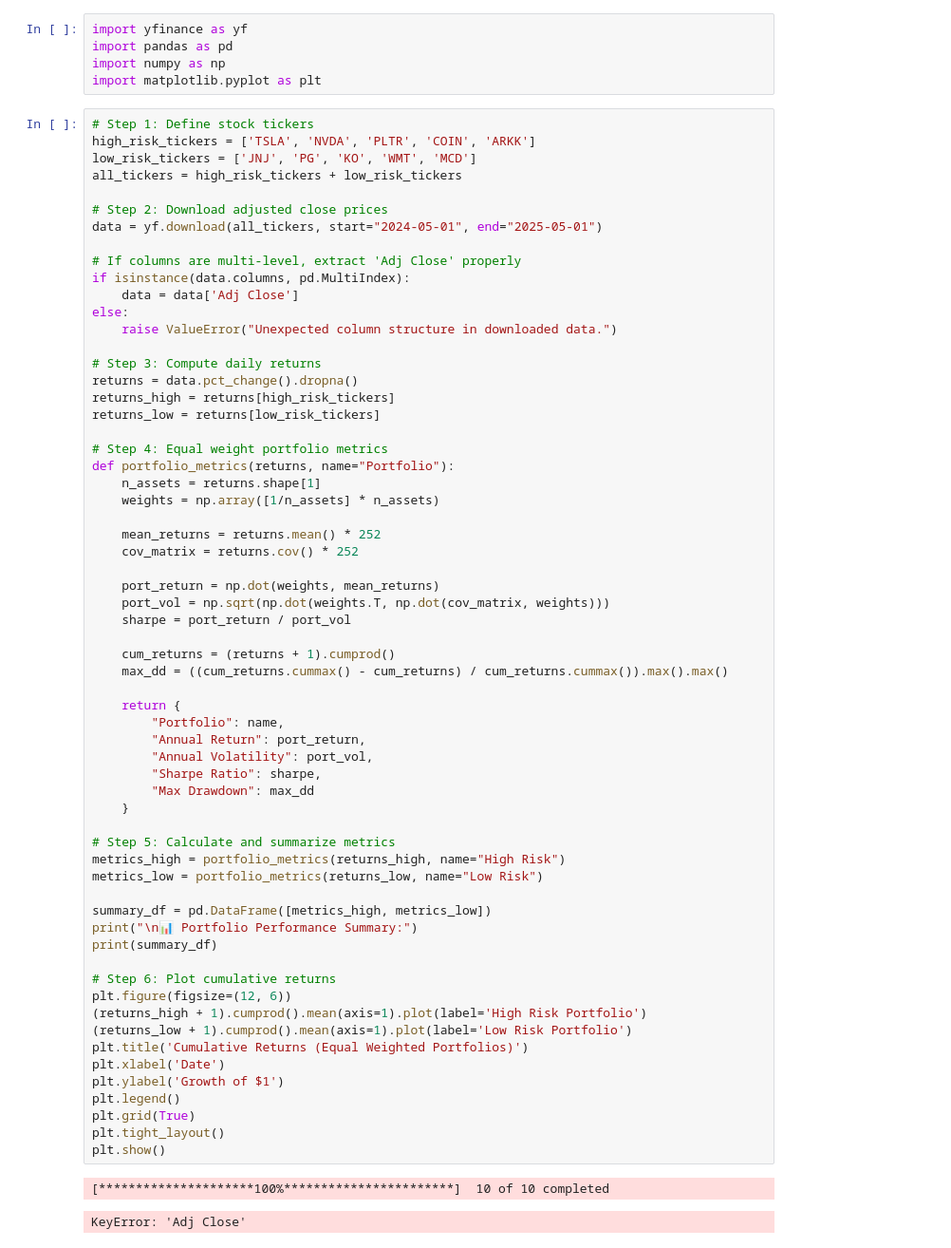
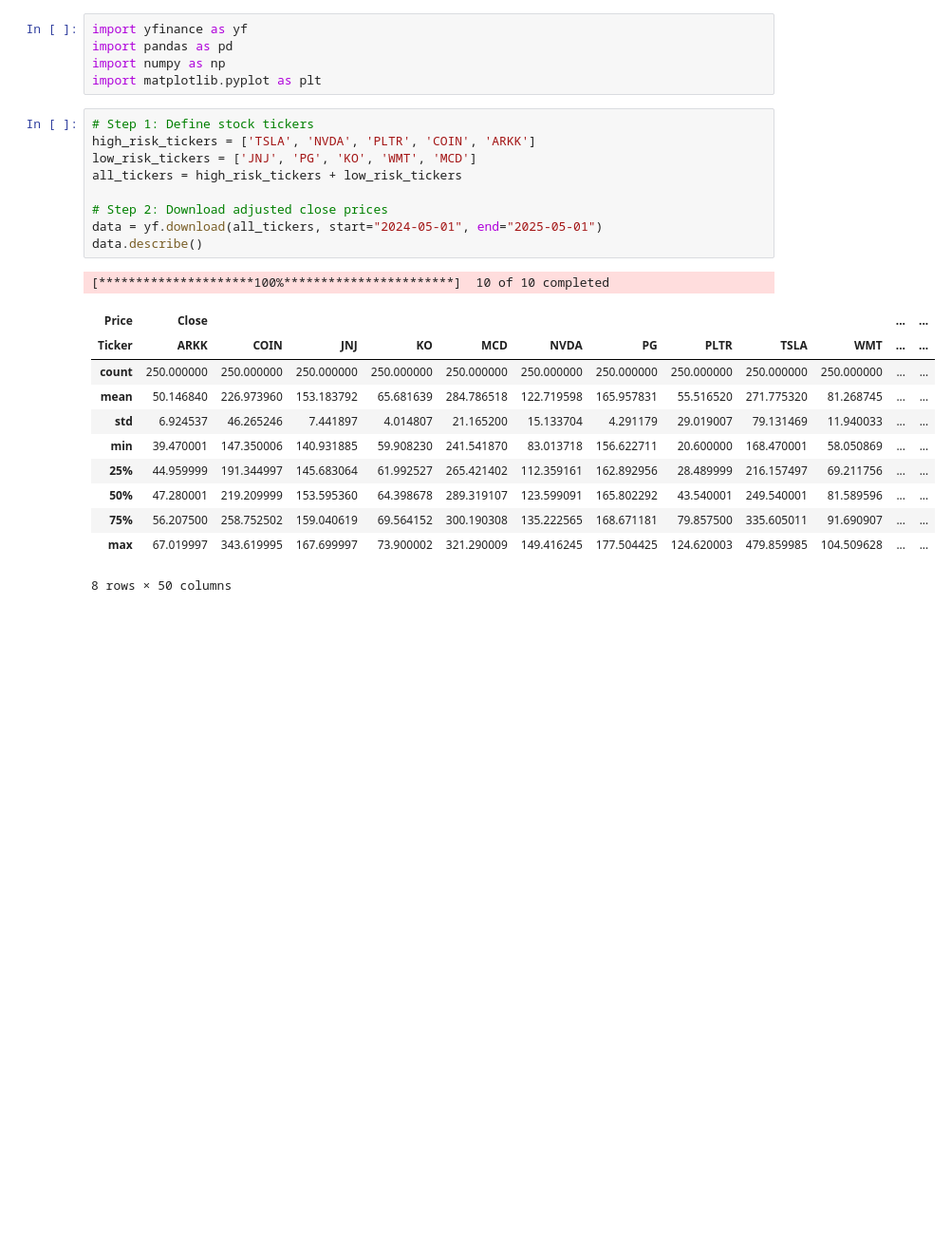
Before and after one commit to debanjan-cosmo/Quant_Finance_Erdos_Summer_2025, a Jupyter notebook: Mini_Projects/Mini Project 1.ipynb, the cells around one changed output. Shown at 95% size. Saved outputs shown, nothing was run; the diff lists cells and outputs as text; blank space fills up the shorter version.

```diff
--- a/Mini_Projects/Mini Project 1.ipynb
+++ b/Mini_Projects/Mini Project 1.ipynb
@@ -16,65 +16,22 @@ import matplotlib.pyplot as plt
 # %%
 # Step 1: Define stock tickers
 high_risk_tickers = ['TSLA', 'NVDA', 'PLTR', 'COIN', 'ARKK']
 low_risk_tickers = ['JNJ', 'PG', 'KO', 'WMT', 'MCD']
 all_tickers = high_risk_tickers + low_risk_tickers
 
 # Step 2: Download adjusted close prices
 data = yf.download(all_tickers, start="2024-05-01", end="2025-05-01")
-
-# If columns are multi-level, extract 'Adj Close' properly
-if isinstance(data.columns, pd.MultiIndex):
-    data = data['Adj Close']
-else:
-    raise ValueError("Unexpected column structure in downloaded data.")
-
-# Step 3: Compute daily returns
-returns = data.pct_change().dropna()
-returns_high = returns[high_risk_tickers]
-returns_low = returns[low_risk_tickers]
-
-# Step 4: Equal weight portfolio metrics
-def portfolio_metrics(returns, name="Portfolio"):
-    n_assets = returns.shape[1]
-    weights = np.array([1/n_assets] * n_assets)
-
-    mean_returns = returns.mean() * 252
-    cov_matrix = returns.cov() * 252
-
-    port_return = np.dot(weights, mean_returns)
-    port_vol = np.sqrt(np.dot(weights.T, np.dot(cov_matrix, weights)))
-    sharpe = port_return / port_vol
-
-    cum_returns = (returns + 1).cumprod()
-    max_dd = ((cum_returns.cummax() - cum_returns) / cum_returns.cummax()).max().max()
-
-    return {
-        "Portfolio": name,
-        "Annual Return": port_return,
-        "Annual Volatility": port_vol,
-        "Sharpe Ratio": sharpe,
-        "Max Drawdown": max_dd
-    }
-
-# Step 5: Calculate and summarize metrics
-metrics_high = portfolio_metrics(returns_high, name="High Risk")
-metrics_low = portfolio_metrics(returns_low, name="Low Risk")
-
-summary_df = pd.DataFrame([metrics_high, metrics_low])
-print("\n📊 Portfolio Performance Summary:")
-print(summary_df)
-
-# Step 6: Plot cumulative returns
-plt.figure(figsize=(12, 6))
-(returns_high + 1).cumprod().mean(axis=1).plot(label='High Risk Portfolio')
-(returns_low + 1).cumprod().mean(axis=1).plot(label='Low Risk Portfolio')
-plt.title('Cumulative Returns (Equal Weighted Portfolios)')
-plt.xlabel('Date')
-plt.ylabel('Growth of $1')
-plt.legend()
-plt.grid(True)
-plt.tight_layout()
-plt.show()
+data.describe()
 # %% [output]
 [*********************100%***********************]  10 of 10 completed
+| Price | Close |  |  |  |  |  |  |  |  |  | ... | ... |
+| Ticker | ARKK | COIN | JNJ | KO | MCD | NVDA | PG | PLTR | TSLA | WMT | ... | ... |
+| count | 250.000000 | 250.000000 | 250.000000 | 250.000000 | 250.000000 | 250.000000 | 250.000000 | 250.000000 | 250.000000 | 250.000000 | ... | ... |
+| mean | 50.146840 | 226.973960 | 153.183792 | 65.681639 | 284.786518 | 122.719598 | 165.957831 | 55.516520 | 271.775320 | 81.268745 | ... | ... |
+| std | 6.924537 | 46.265246 | 7.441897 | 4.014807 | 21.165200 | 15.133704 | 4.291179 | 29.019007 | 79.131469 | 11.940033 | ... | ... |
+| min | 39.470001 | 147.350006 | 140.931885 | 59.908230 | 241.541870 | 83.013718 | 156.622711 | 20.600000 | 168.470001 | 58.050869 | ... | ... |
+| 25% | 44.959999 | 191.344997 | 145.683064 | 61.992527 | 265.421402 | 112.359161 | 162.892956 | 28.489999 | 216.157497 | 69.211756 | ... | ... |
+| 50% | 47.280001 | 219.209999 | 153.595360 | 64.398678 | 289.319107 | 123.599091 | 165.802292 | 43.540001 | 249.540001 | 81.589596 | ... | ... |
+| 75% | 56.207500 | 258.752502 | 159.040619 | 69.564152 | 300.190308 | 135.222565 | 168.671181 | 79.857500 | 335.605011 | 91.690907 | ... | ... |
+| max | 67.019997 | 343.619995 | 167.699997 | 73.900002 | 321.290009 | 149.416245 | 177.504425 | 124.620003 | 479.859985 | 104.509628 | ... | ... |
-KeyError: 'Adj Close'
+8 rows × 50 columns
```
Also changed, not shown: parts of 1 cell of this notebook, 1 other file.
